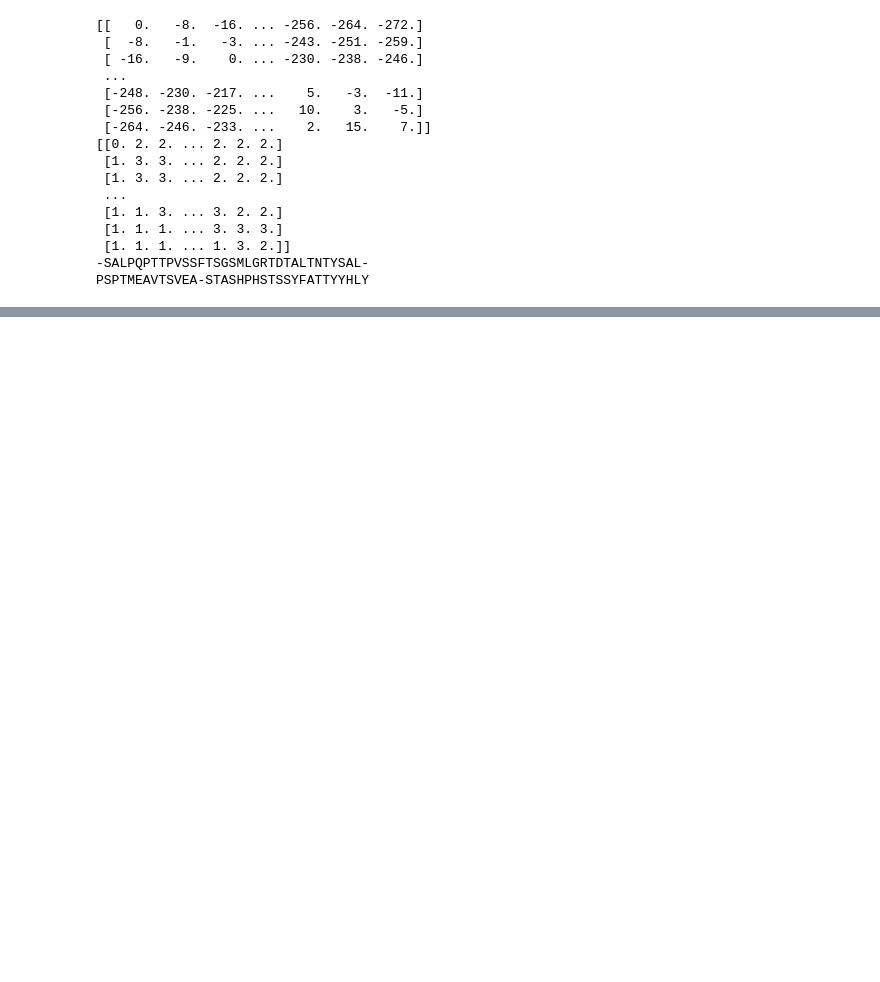
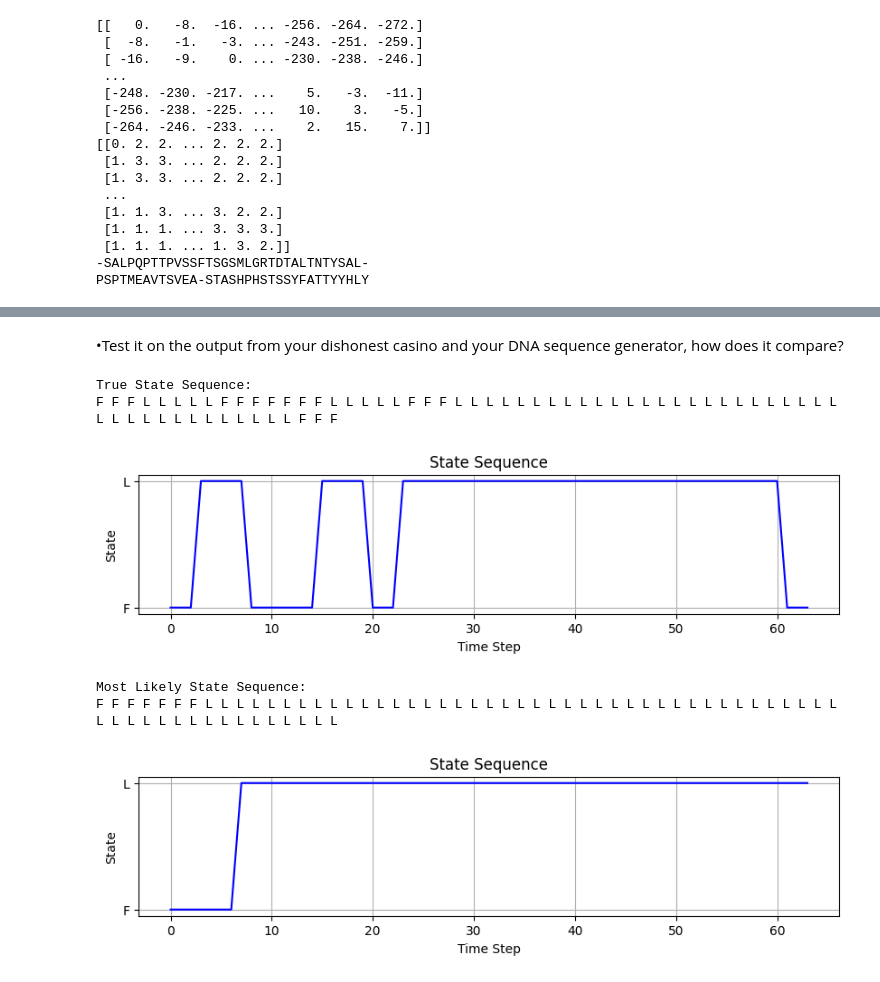
Before and after one commit to willmayhew/COMP3212ComputationalBiologyLabs, a Jupyter notebook: Lab2/Lab2.ipynb, the cells around one changed output, grey strips where cells are left out. Drawn from its saved outputs; the diff is of its cells as text; code cells hidden in the pictures; blank space fills up the shorter version.

```diff
--- a/Lab2/Lab2.ipynb
+++ b/Lab2/Lab2.ipynb
@@ -120,0 +357,53 @@ PSPTMEAVTSVEA-STASHPHSTSSYFATTYYHLY
+# %%
+def vit(x, state_labels, hmm, convert):
+    T = len(x)
+    n_states = len(state_labels)
+
+    transmat = np.log(hmm.transmat_)
+    emissionprob = np.log(hmm.emissionprob_)
+    startprob = np.log(hmm.startprob_)
+
+    viterbi = np.zeros((T, n_states))
+    backpointer = np.zeros((T, n_states), dtype=int)
+
+    for i in range(n_states):
+        viterbi[0,i] = startprob[i] + emissionprob[i, convert[x[0]]]
+
+    for t in range(1, T):
+        for i in range(n_states):
+            max_prob, max_state = max((viterbi[t-1, prev_i] + transmat[prev_i, i], prev_i) for prev_i in range(n_states))
+            viterbi[t, i] = max_prob + emissionprob[i, convert[x[t]]]
+            backpointer[t, i] = max_state
+
+    best_path_point = np.argmax(viterbi[-1])
+    best_path = [best_path_point]
+    for t in range(T - 1, 0, -1):
+        best_path.insert(0, backpointer[t, best_path[0]])
+
+    best_path_new = [state_labels[state] for state in best_path]
+
+    return best_path_new
+# %% [markdown]
+•Test it on the output from your dishonest casino and your DNA sequence generator, how
+does it compare?
+# %%
+labels = ['F', 'L']
+
+dice_dict = {1:0,2:1,3:2,4:3,5:4,6:5}
+model, seq, states = dishonest_casino()
+most_likely_states = vit(seq, labels, model, dice_dict)
+
+print("True State Sequence:")
+display_colored(states, labels)
+display_states(states, labels)
+
+print("Most Likely State Sequence:")
+display_colored(most_likely_states, labels)
+display_states(most_likely_states, labels)
+# %% [output]
+True State Sequence:
+F F F L L L L L F F F F F F F L L L L L F F F L L L L L L L L L L L L L L L L L L L L L L L L L L L L L L L L L L L L L L F F F
+[figure, added]
+Most Likely State Sequence:
+F F F F F F F L L L L L L L L L L L L L L L L L L L L L L L L L L L L L L L L L L L L L L L L L L L L L L L L L L L L L L L L L
+[figure, added]
```
Also changed, not shown: parts of 26 cells of this notebook, 1 other file.
